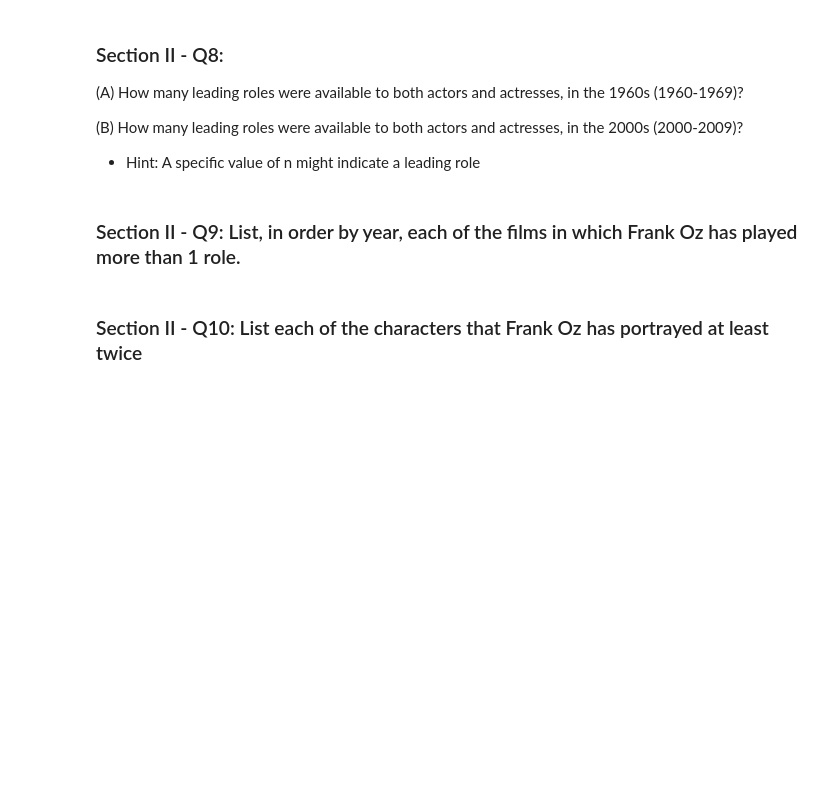
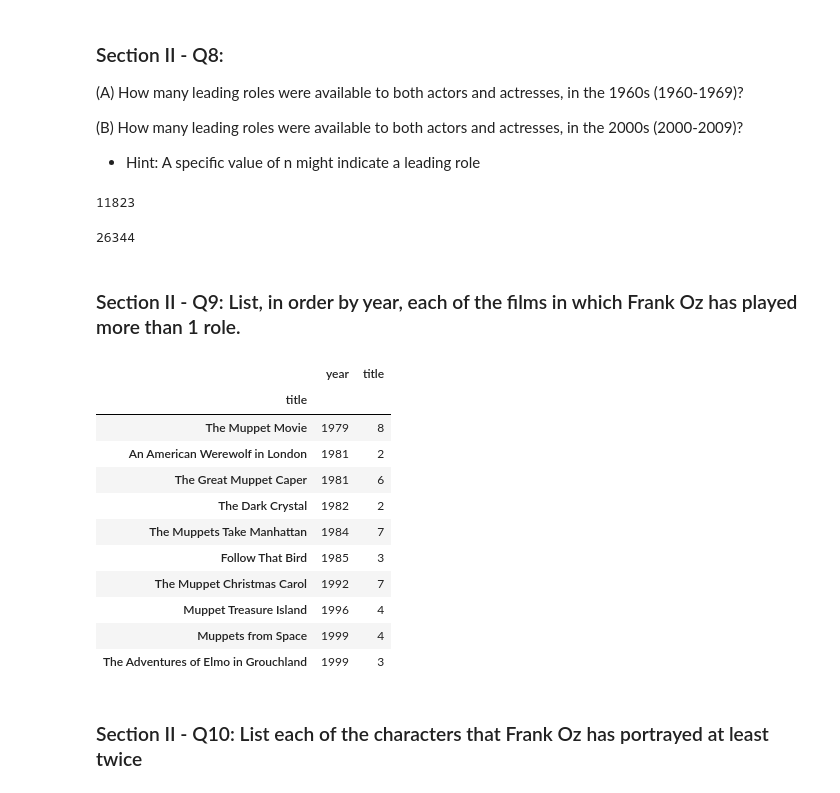
Before and after one commit to aw109/mec-mini-projects, a Jupyter notebook: mec-5.3.10-data-wranging-with-pandas-mini-project/Mini_Project_Data_Wrangling_Pandas.ipynb, the cells around one changed output. Saved outputs shown, nothing was run; the diff lists cells and outputs as text; code cells hidden in the pictures; blank space fills up the shorter version.

```diff
--- a/mec-5.3.10-data-wranging-with-pandas-mini-project/Mini_Project_Data_Wrangling_Pandas.ipynb
+++ b/mec-5.3.10-data-wranging-with-pandas-mini-project/Mini_Project_Data_Wrangling_Pandas.ipynb
@@ -532,7 +534,32 @@ Name: year, dtype: int64
 (B) How many leading roles were available to both actors and actresses, in the 2000s (2000-2009)?
 
 - Hint: A specific value of n might indicate a leading role
+# %%
+len(cast[ (cast['n'] == 1) & (cast['year'] >= 1960) & (cast['year'] <= 1969)])
+# %% [output]
+11823
+# %%
+len(cast[ (cast['n'] == 1) & (cast['year'] >= 2000) & (cast['year'] <= 2009)])
+# %% [output]
+26344
 # %% [markdown]
 ### Section II - Q9: List, in order by year, each of the films in which Frank Oz has played more than 1 role.
+# %%
+frank = cast[ cast['name'] == 'Frank Oz' ].groupby(['title','year'])['title'].count()
+frank = frank.reset_index(level='year').sort_values(by='year')
+frank[ frank['title'] > 1 ]
+# %% [output]
+|  | year | title |
+| title |  |  |
+| The Muppet Movie | 1979 | 8 |
+| An American Werewolf in London | 1981 | 2 |
+| The Great Muppet Caper | 1981 | 6 |
+| The Dark Crystal | 1982 | 2 |
+| The Muppets Take Manhattan | 1984 | 7 |
+| Follow That Bird | 1985 | 3 |
+| The Muppet Christmas Carol | 1992 | 7 |
+| Muppet Treasure Island | 1996 | 4 |
+| Muppets from Space | 1999 | 4 |
+| The Adventures of Elmo in Grouchland | 1999 | 3 |
 # %% [markdown]
 ### Section II - Q10: List each of the characters that Frank Oz has portrayed at least twice
```
Also changed, not shown: parts of 4 cells of this notebook.
